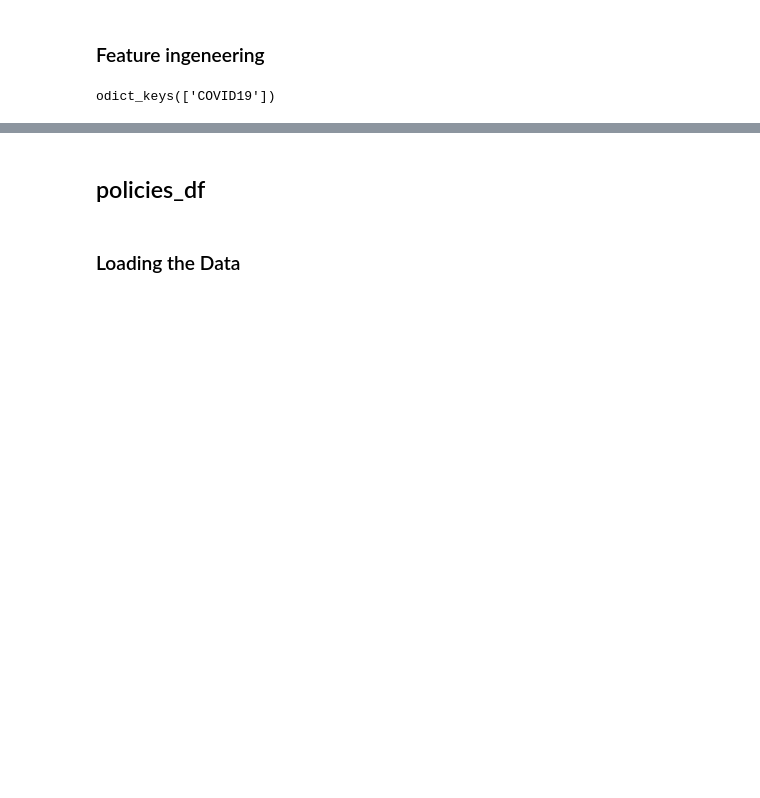
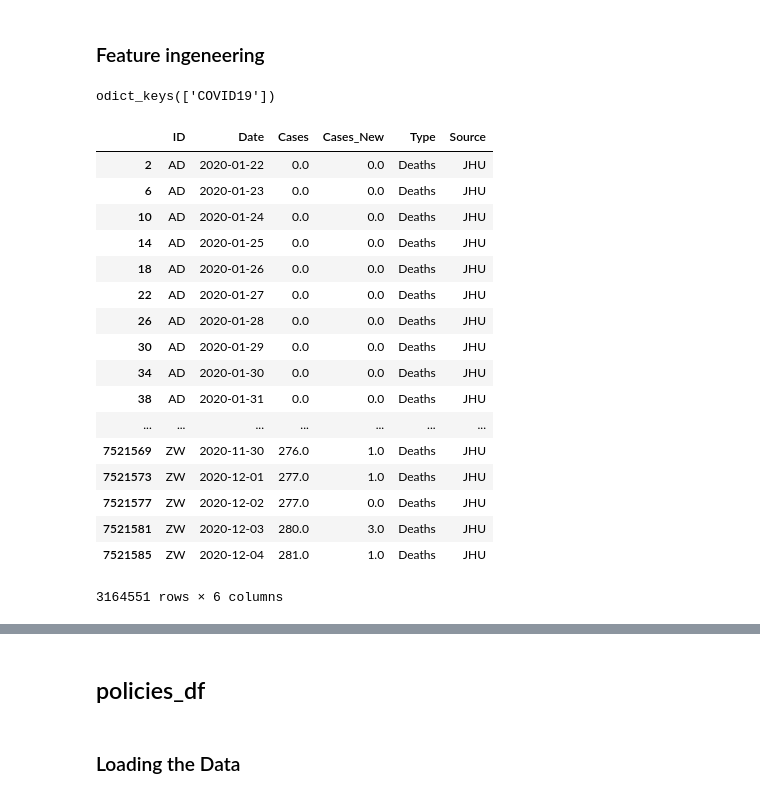
Before and after one commit to TristanBOOK/coronanet, a Jupyter notebook: Notebooks/LMA_notebooks/Laurent_weekend_exploration.ipynb, the cells around one changed output, grey strips where cells are left out. Saved outputs shown, nothing was run; the diff lists cells and outputs as text; code cells hidden in the pictures; blank space fills up the shorter version.

```diff
--- a/Notebooks/LMA_notebooks/Laurent_weekend_exploration.ipynb
+++ b/Notebooks/LMA_notebooks/Laurent_weekend_exploration.ipynb
@@ -36,6 +36,27 @@ print(cases_df.keys()) # let's check what objects we got
 cases_df =cases_df['COVID19']
 # %% [output]
 odict_keys(['COVID19'])
+# %%
+cases_df
+# %% [output]
+|  | ID | Date | Cases | Cases_New | Type | Source |
+| 2 | AD | 2020-01-22 | 0.0 | 0.0 | Deaths | JHU |
+| 6 | AD | 2020-01-23 | 0.0 | 0.0 | Deaths | JHU |
+| 10 | AD | 2020-01-24 | 0.0 | 0.0 | Deaths | JHU |
+| 14 | AD | 2020-01-25 | 0.0 | 0.0 | Deaths | JHU |
+| 18 | AD | 2020-01-26 | 0.0 | 0.0 | Deaths | JHU |
+| 22 | AD | 2020-01-27 | 0.0 | 0.0 | Deaths | JHU |
+| 26 | AD | 2020-01-28 | 0.0 | 0.0 | Deaths | JHU |
+| 30 | AD | 2020-01-29 | 0.0 | 0.0 | Deaths | JHU |
+| 34 | AD | 2020-01-30 | 0.0 | 0.0 | Deaths | JHU |
+| 38 | AD | 2020-01-31 | 0.0 | 0.0 | Deaths | JHU |
+| ... | ... | ... | ... | ... | ... | ... |
+| 7521569 | ZW | 2020-11-30 | 276.0 | 1.0 | Deaths | JHU |
+| 7521573 | ZW | 2020-12-01 | 277.0 | 1.0 | Deaths | JHU |
+| 7521577 | ZW | 2020-12-02 | 277.0 | 0.0 | Deaths | JHU |
+| 7521581 | ZW | 2020-12-03 | 280.0 | 3.0 | Deaths | JHU |
+| 7521585 | ZW | 2020-12-04 | 281.0 | 1.0 | Deaths | JHU |
+3164551 rows × 6 columns
 # %%
 cases_df = cases_df.drop(columns=['Age','Sex'])
 cases_df.Date =  pd.to_datetime(cases_df.Date)
```
Also changed, not shown: parts of 3 cells of this notebook, 6 other files.
